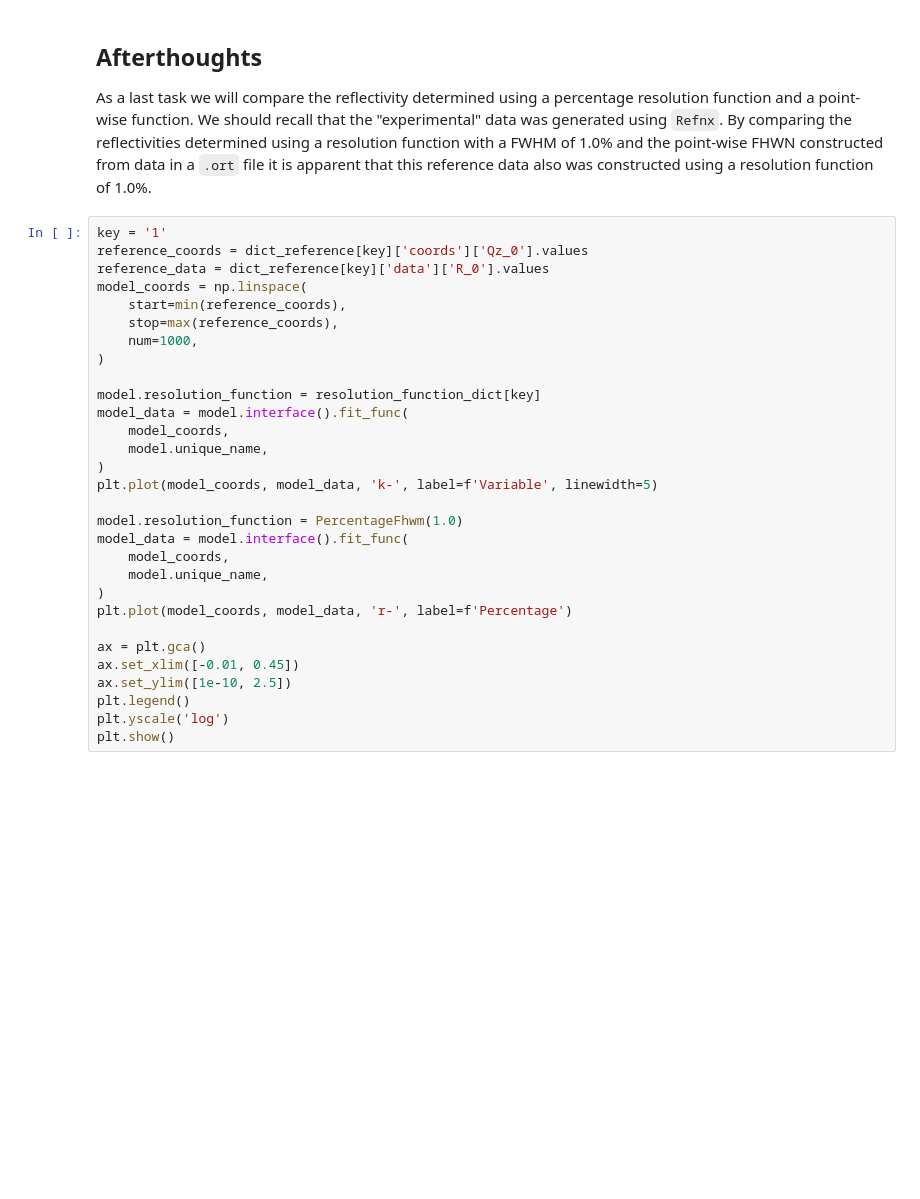
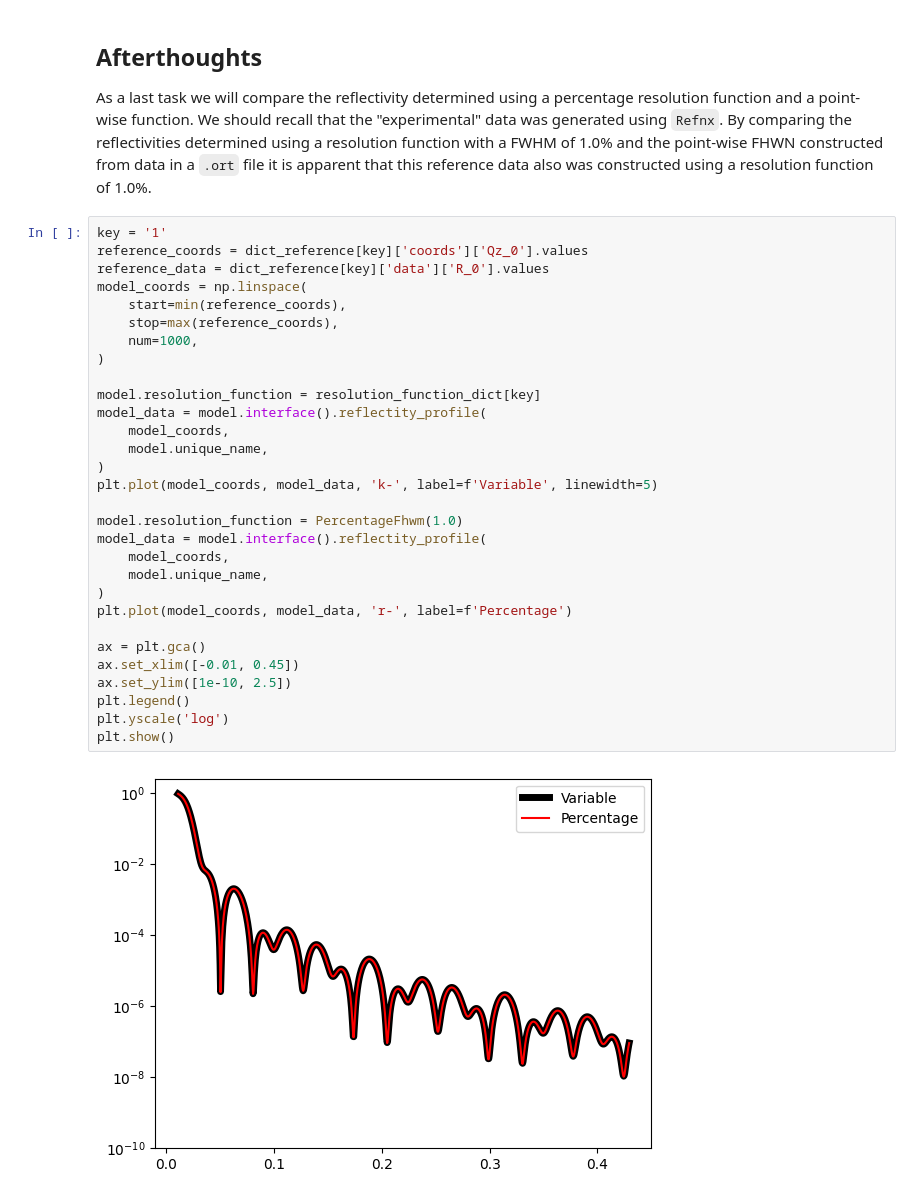
Before and after one commit to EasyScience/EasyReflectometryLib, a Jupyter notebook: docs/src/tutorials/sample/resolution_functions.ipynb, the cells around one changed output. Saved outputs shown, nothing was run; the diff lists cells and outputs as text; blank space fills up the shorter version.

```diff
--- a/docs/src/tutorials/sample/resolution_functions.ipynb
+++ b/docs/src/tutorials/sample/resolution_functions.ipynb
@@ -174,30 +204,32 @@ By comparing the reflectivities determined using a resolution function with a FW
 # %%
 key = '1'
 reference_coords = dict_reference[key]['coords']['Qz_0'].values
 reference_data = dict_reference[key]['data']['R_0'].values
 model_coords = np.linspace(
     start=min(reference_coords),
     stop=max(reference_coords),
     num=1000,
 )
 
 model.resolution_function = resolution_function_dict[key]
-model_data = model.interface().fit_func(
+model_data = model.interface().reflectity_profile(
     model_coords,
     model.unique_name,
 )
 plt.plot(model_coords, model_data, 'k-', label=f'Variable', linewidth=5)
 
 model.resolution_function = PercentageFhwm(1.0)
-model_data = model.interface().fit_func(
+model_data = model.interface().reflectity_profile(
     model_coords,
     model.unique_name,
 )
 plt.plot(model_coords, model_data, 'r-', label=f'Percentage')
 
 ax = plt.gca()
 ax.set_xlim([-0.01, 0.45])
 ax.set_ylim([1e-10, 2.5])
 plt.legend()
 plt.yscale('log')
 plt.show()
+# %% [output]
+[figure, added]
```
Also changed, not shown: parts of 5 cells of this notebook, 8 other files.
